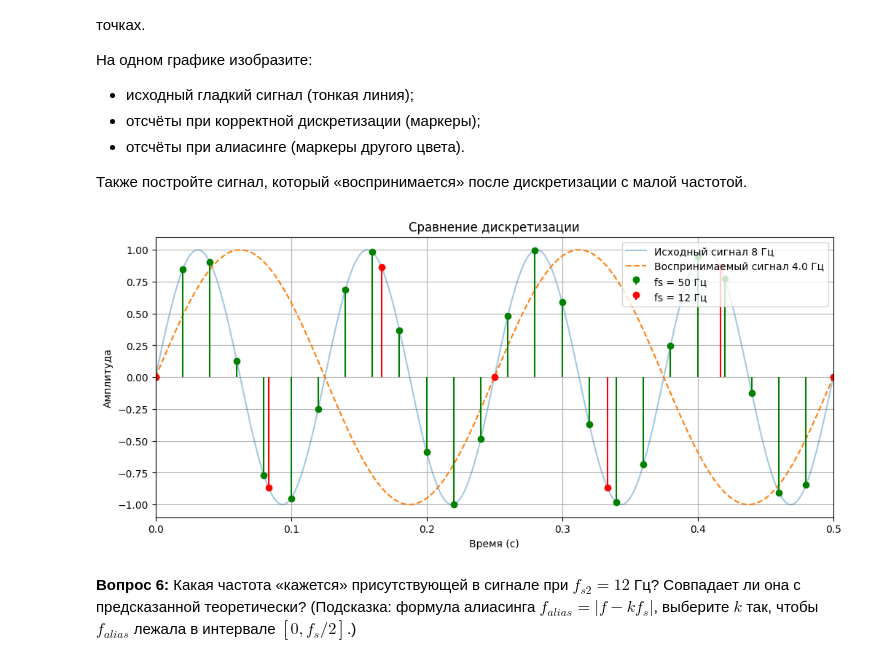
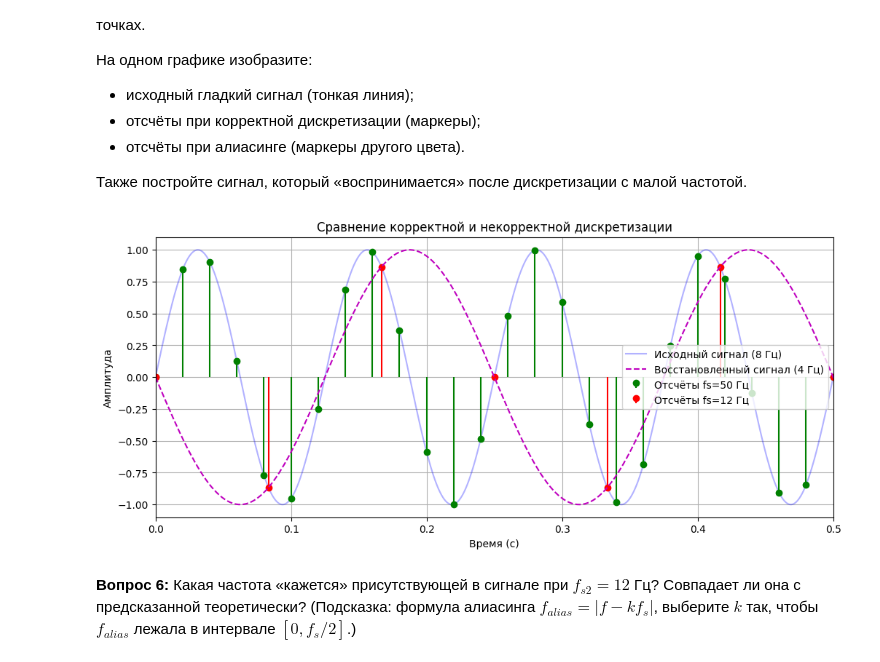
Before and after one commit to korzhimanov/dsp-seminars, a Jupyter notebook: seminars/1_Telnov.ipynb, the cells around one changed output. Cells and saved outputs as stored; diff of their text form; code cells hidden in the pictures.

```diff
--- a/seminars/1_Telnov.ipynb
+++ b/seminars/1_Telnov.ipynb
@@ -256,42 +256,37 @@ plt.show()
 # %%
 # Частоты дискретизации для эксперимента
 fs1 = 50
 fs2 = 12
 
 # Отсчёты при корректной дискретизации
 t1 = np.arange(0, 1, 1 / fs1)
-x1 = np.sin(2 * np.pi * f_signal * t1)
+samples1 = np.sin(2 * np.pi * f_signal * t1)
 
 # Отсчёты при некорректной дискретизации (алиасинг)
 t2 = np.arange(0, 1, 1 / fs2)
-x2 = np.sin(2 * np.pi * f_signal * t2)
+samples2 = np.sin(2 * np.pi * f_signal * t2)
 
-# вычисляем alias-частоту
-k = round(f_signal / fs2)
-f_alias = abs(f_signal - k * fs2)
-if f_alias > fs2 / 2:
-    f_alias = abs(fs2 - f_alias)
+# "Воспринимаемая" частота с учетом знака
+f_alias_signed = f_signal - round(f_signal / fs2) * fs2
 
-# сигнал, который "воспринимается"
-x_alias = np.sin(2 * np.pi * f_alias * t_cont)
+# Восстановленный сигнал, проходящий через красные маркеры
+x_alias = np.sin(2 * np.pi * f_alias_signed * t_cont)
 
 plt.figure(figsize=(12, 5))
+plt.plot(t_cont, x_cont, 'b-', alpha=0.3, label='Исходный сигнал (8 Гц)')
+plt.stem(t1, samples1, linefmt='g-', markerfmt='go', basefmt=' ', label=f'Отсчёты fs={fs1} Гц')
+plt.stem(t2, samples2, linefmt='r-', markerfmt='ro', basefmt=' ', label=f'Отсчёты fs={fs2} Гц')
+plt.plot(t_cont, x_alias, 'm--', label=f'Восстановленный сигнал ({abs(f_alias_signed):.0f} Гц)')
 
-plt.plot(t_cont, x_cont, label='Исходный сигнал 8 Гц', alpha=0.4)
-plt.plot(t_cont, x_alias, '--', label=f'Воспринимаемый сигнал {f_alias:.1f} Гц')
-
-plt.stem(t1, x1, linefmt='g-', markerfmt='go', basefmt=' ', label='fs = 50 Гц')
-plt.stem(t2, x2, linefmt='r-', markerfmt='ro', basefmt=' ', label='fs = 12 Гц')
-
-plt.title('Сравнение дискретизации')
 plt.xlabel('Время (с)')
 plt.ylabel('Амплитуда')
+plt.title('Сравнение корректной и некорректной дискретизации')
+plt.legend()
+plt.grid(True)
 plt.xlim(0, 0.5)
-plt.grid(True)
-plt.legend()
 plt.show()
 # %% [output]
-[figure, old version]
+[figure, new version]
 # %% [markdown]
 **Вопрос 6:** Какая частота «кажется» присутствующей в сигнале при $f_{s2}=12$ Гц? Совпадает ли она с предсказанной теоретически? (Подсказка: формула алиасинга $f_{alias} = |f - k f_s|$, выберите $k$ так, чтобы $f_{alias}$ лежала в интервале $[0, f_s/2]$.)
 # %% [markdown]
```
